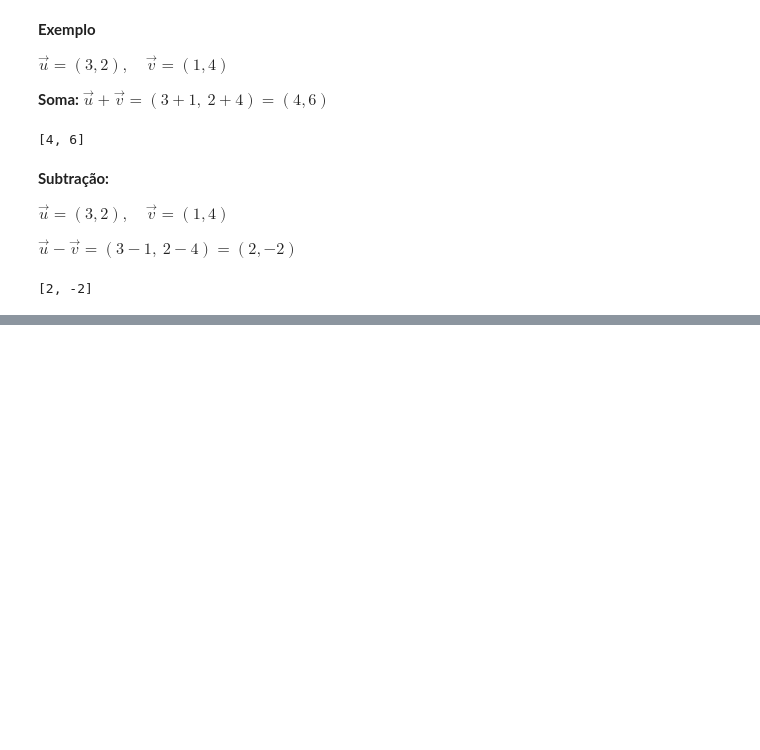
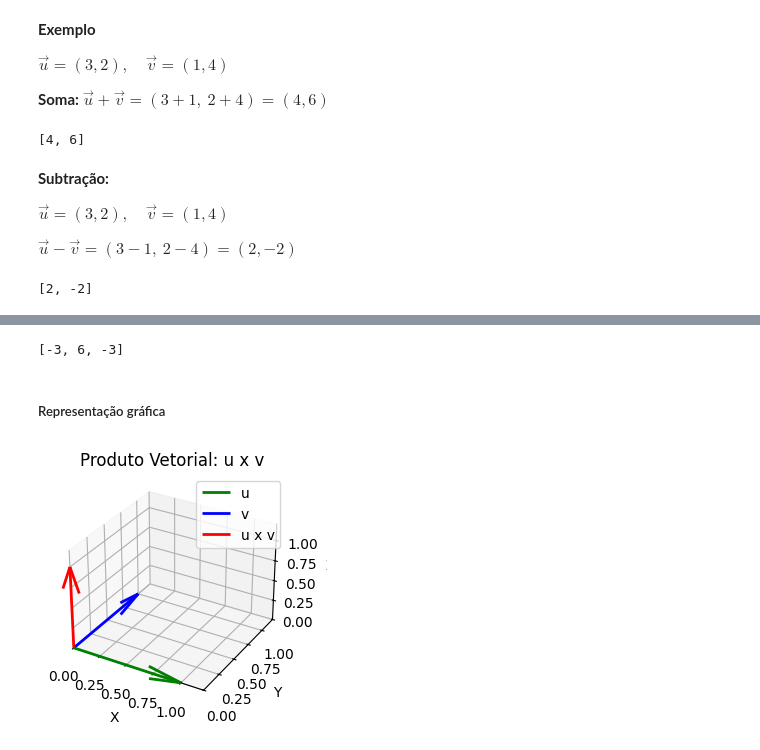
Before and after one commit to prisciladalepiane/machine-learning, a Jupyter notebook: projetos/matematica-estatistica-aplicada/conceitos/03-Algebra-e-Vetores.ipynb, the cells around one changed output, grey strips where cells are left out. Cells and saved outputs as stored; diff of their text form; code cells hidden in the pictures; blank space fills up the shorter version.

Commit message:
Explicação sobre vetores, produto vetorial e produto escalar

```diff
--- a/projetos/matematica-estatistica-aplicada/conceitos/03-Algebra-e-Vetores.ipynb
+++ b/projetos/matematica-estatistica-aplicada/conceitos/03-Algebra-e-Vetores.ipynb
@@ -294,0 +356,42 @@ subtrair_vetores(vetor_u, vetor_v)
+# %%
+u = [2,3,4]
+v = [5,6,7]
+produto_vetorial(u, v)
+# %% [output]
+[-3, 6, -3]
+# %% [markdown]
+##### Representação gráfica
+# %%
+import matplotlib.pyplot as plt
+from mpl_toolkits.mplot3d import Axes3D
+
+u = np.array([1, 0, 0])   # Eixo x
+v = np.array([0, 1, 0])   # Eixo y
+
+# Produto vetorial: u x v
+w = np.cross(u, v)
+
+# Criar gráfico 3D
+fig = plt.figure(figsize=(5, 3))
+ax = fig.add_subplot(111, projection='3d')
+
+origin = np.array([[0, 0, 0]]).T
+
+# Desenhar vetores u, v e u x v (w)
+ax.quiver(*origin, *u, color='g', label='u', linewidth=2)
+ax.quiver(*origin, *v, color='b', label='v', linewidth=2)
+ax.quiver(*origin, *w, color='r', label='u x v', linewidth=2)
+
+ax.set_xlim([0, 1.2])
+ax.set_ylim([0, 1.2])
+ax.set_zlim([0, 1.2])
+
+ax.set_xlabel('X')
+ax.set_ylabel('Y')
+ax.set_zlabel('Z')
+ax.set_title('Produto Vetorial: u x v')
+ax.legend()
+
+plt.show()
+# %% [output]
+[figure, added]
```
Also changed, not shown: parts of 11 cells of this notebook.
